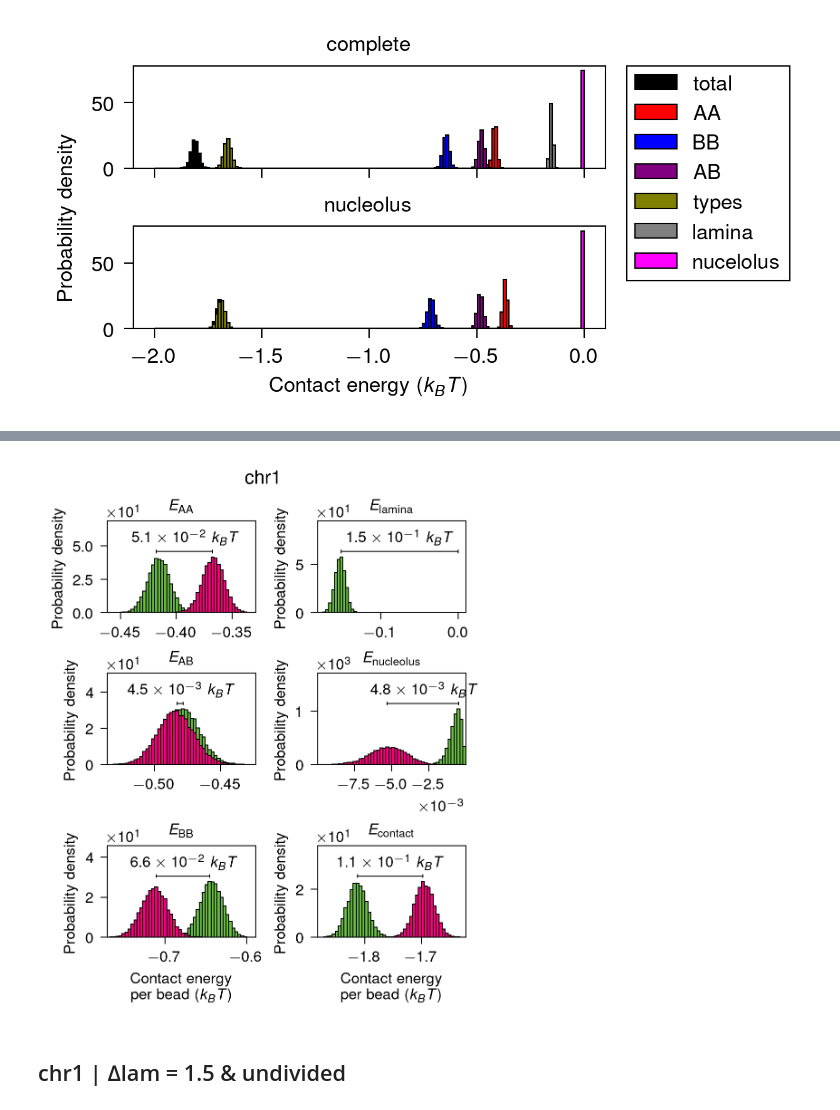
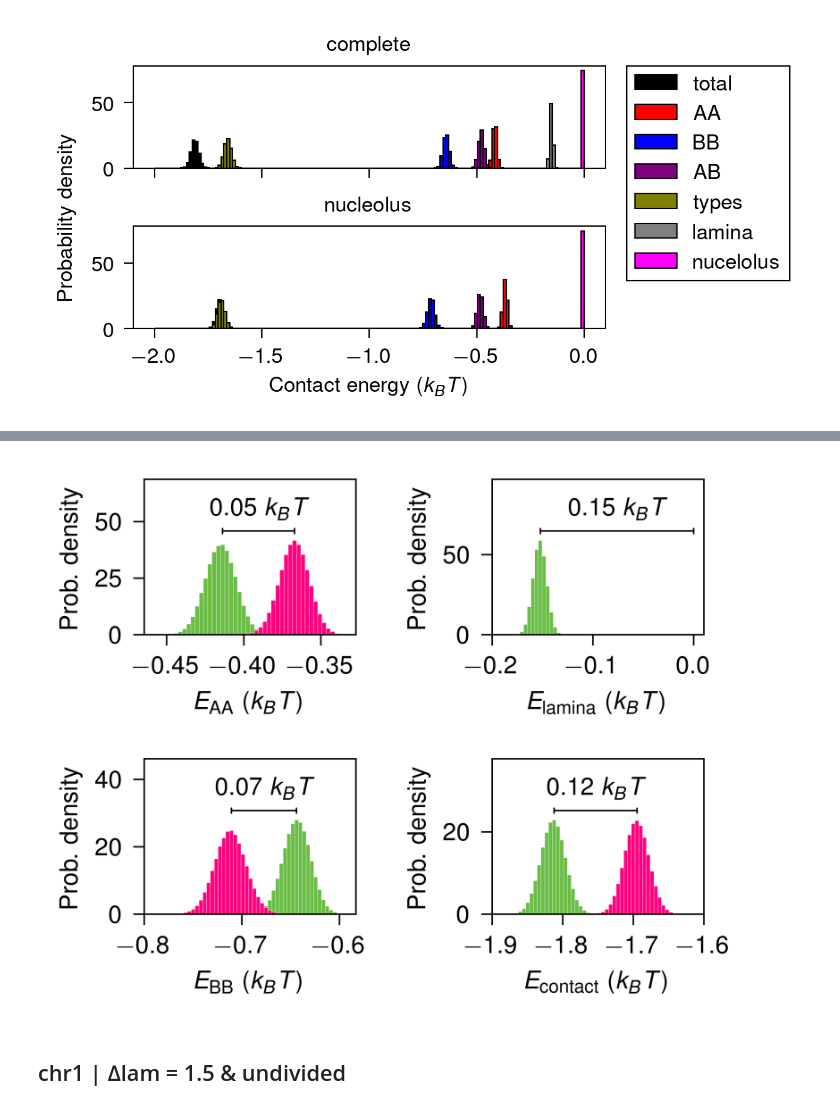
Before and after one commit to mellofariam/polarization, a Jupyter notebook: 3_analysis/energies/plot-total-energies.ipynb, the cells around one changed output, grey strips where cells are left out. Drawn from its saved outputs; the diff is of its cells as text; code cells hidden in the pictures.

Commit message:
update paper figures

```diff
--- a/3_analysis/energies/plot-total-energies.ipynb
+++ b/3_analysis/energies/plot-total-energies.ipynb
@@ -1255,7 +1257,7 @@ title = {
 }
 # %%
 # for testing the figures:
-mpl.rcParams["figure.dpi"] = 300
+# mpl.rcParams["figure.dpi"] = 300
 # %% [markdown]
 ### Comparing IC
 # %%
@@ -1290,7 +1292,7 @@ for condition in conditions:
     for replica in range(1, NUM_REPLICAS + 1):
 
         df = pandas.read_csv(
-            f"/scratch/mm146/Polarization/3_IMR-90_hg38_fields-nb/3_sampling/{condition}/{replica}/energyComponents.txt",
+            f"/scratch/mm146/Polarization/4_IMR-90_hg38_chr1/6_sampling/{condition}/{replica}/energyComponents.txt",
             delimiter=",",
             skiprows=1,
             names=[
@@ -1327,0 +1330,3 @@ ax.legend(
+# %%
+for condition in IC.keys():
+    print(f"{condition}: mean={np.mean(IC[condition]) / NUM_BEADS:.3f}, std={np.std(IC[condition]) / NUM_BEADS:.3f}")
@@ -1355,7 +1363,7 @@ ax.legend(
 energies = {}
 for condition in conditions:
     energies[condition] = {}
-    for replica in range(9, 24 + 1):
+    for replica in range(1, NUM_REPLICAS + 1):
         with h5py.File(
             f"{OUTPUT_FOLDER}/{condition}/contact-energies-replica{replica}.h5",
             "r",
@@ -1606,22 +1614,42 @@ chosen_conditions = [
     "nucleolus",
 ]
 
-labels = ["AA", "AB", "BB", "lamina", "nucleolus", "all"]
-colors = ["red", "purple", "blue", "gray", "magenta", "black"]
+labels = [
+    "AA",
+    # "AB",
+    "BB",
+    "lamina",
+    # "nucleolus",
+    "all",
+]
+colors = [
+    "red",
+    "purple",
+    "blue",
+    "gray",
+    "magenta",
+    "black",
+]
+xticks = [
+    [-0.45, -0.40, -0.35],
+    [-0.8, -0.7, -0.6],
+    [-0.2, -0.1, 0],
+    [-1.9, -1.8, -1.7, -1.6],
+]
 
 fig, ax = plt.subplots(
     len(labels) // 2,
     2,
     figsize=(
         3.2,
-        4.0,
+        2.5,
     ),
-    constrained_layout=True,
+    # constrained_layout=True,
     sharex=False,
     sharey=False,
 )
 
-bins = 51
+bins = 26
 
 ax = np.concatenate((ax[:, 0], ax[:, 1]))
 
@@ -1657,6 +1685,8 @@ for i, label in enumerate(labels):
                 width=bin_edges[1] - bin_edges[0],
                 label=title[condition],
                 color=color_palette[condition],
+                edgecolor="white",
+                linewidth=0.1,
             )
             # ax[i].plot(
             #     (bin_edges[:-1] + bin_edges[1:]) / 2,
@@ -1692,38 +1722,44 @@ for i, label in enumerate(labels):
     ax[i].text(
         mid_x,
         annot_y * 1.1,
-        # f"${int(energy_diff)}$ $k_BT$",
-        f"${mantissa}\\times10^{{{int(exponent)}}}$ $k_BT$",
+        f"${(energy_diff):.2f}$ $k_BT$" if energy_diff >= 0.01 else f"${(energy_diff):.3f}$ $k_BT$",
+        # f"${mantissa}\\times10^{{{int(exponent)}}}$ $k_BT$",
         ha="center",
         va="bottom",
         fontsize=8,
     )
 
-    ax[i].set_title(
-        f"$E_\\mathrm{{{label if label != 'all' else 'contact'}}}$"
-    )
     ax[i].set_ylim(bottom=0, top=annot_y * 1.5)
     ax[i].set_xlim(vmin, vmax)
-    ax[i].set_ylabel("Probability density", fontsize=8)
+    ax[i].set_ylabel("Prob. density", fontsize=8)
+    # ax[i].set_xlabel("Energy per bead ($k_BT$)")
+    ax[i].set_xlabel(
+        f"$E_\\mathrm{{{label if label != 'all' else 'contact'}}}$ ($k_BT$)"
+    )
+    ax[i].set_xticks(xticks[i])
+    # ax[i].set_title(
+    #     f"$E_\\mathrm{{{label if label != 'all' else 'contact'}}}$"
+    # )
 
-    formatter = mpl.ticker.ScalarFormatter(useMathText=True)
-    formatter.set_scientific(True)
-    formatter.set_powerlimits((-1, 1))
-    ax[i].yaxis.set_major_formatter(formatter)
+    # formatter = mpl.ticker.ScalarFormatter(useMathText=True)
+    # formatter.set_scientific(True)
+    # formatter.set_powerlimits((-1, 1))
+    # ax[i].yaxis.set_major_formatter(formatter)
 
-    formatter = mpl.ticker.ScalarFormatter(useMathText=True)
-    formatter.set_scientific(True)
-    formatter.set_powerlimits((-3, 1))
-    ax[i].xaxis.set_major_formatter(formatter)
+    # formatter = mpl.ticker.ScalarFormatter(useMathText=True)
+    # formatter.set_scientific(True)
+    # formatter.set_powerlimits((-3, 1))
+    # ax[i].xaxis.set_major_formatter(formatter)
 
 # ax[-1].set_xlabel("Contact energy ($k_BT$)", labelpad=15)
 # ax[2].set_xlabel("Contact energy ($k_BT$)", labelpad=15)
-ax[-1].set_xlabel("Contact energy\nper bead ($k_BT$)",)
-ax[2].set_xlabel("Contact energy\nper bead ($k_BT$)",)
+# ax[-2].set_xlabel("Energy per bead ($k_BT$)",)
 
 # handles, labels = ax[0].get_legend_handles_labels()
 
-fig.suptitle("chr1", fontsize=10)
+# fig.suptitle("chr1", fontsize=10)
+fig.tight_layout(pad=0.8, w_pad=1.8, h_pad=1.8)
+fig.savefig("fig-energy-comparison-chr1-complete-box.pdf")
 
 # fig.legend(
 #     handles,
@@ -1738 +1773 @@ Text(0.5, 0.98, 'chr1')
-[figure, old version]
+[figure, new version]
```
Also changed, not shown: parts of 14 cells of this notebook, 3 other files.
